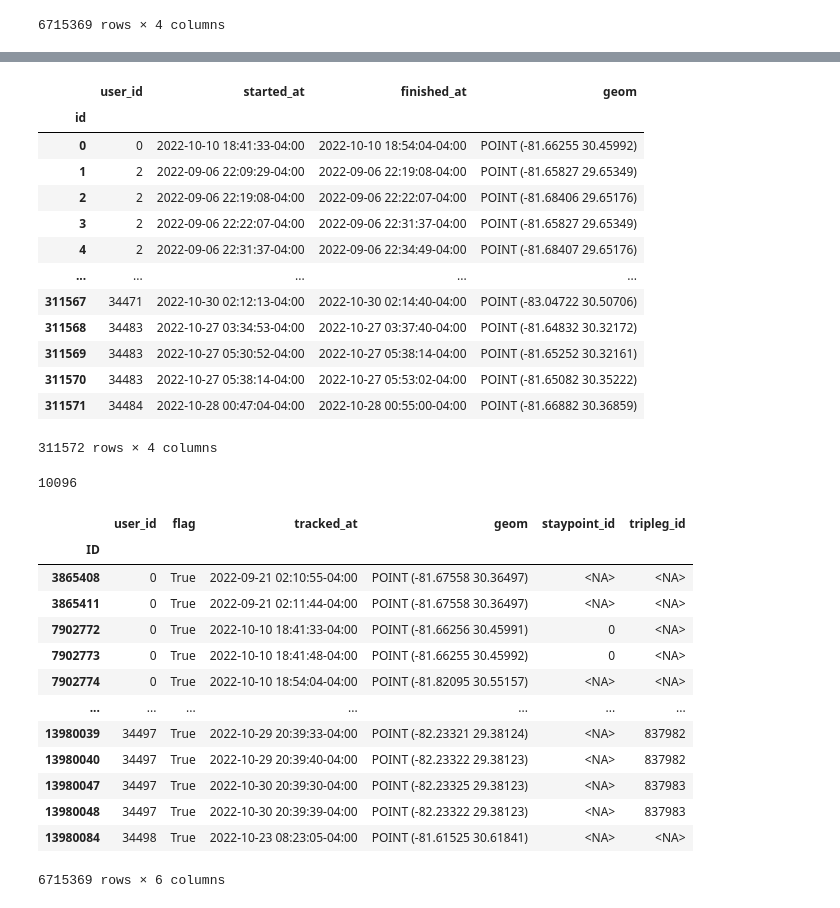
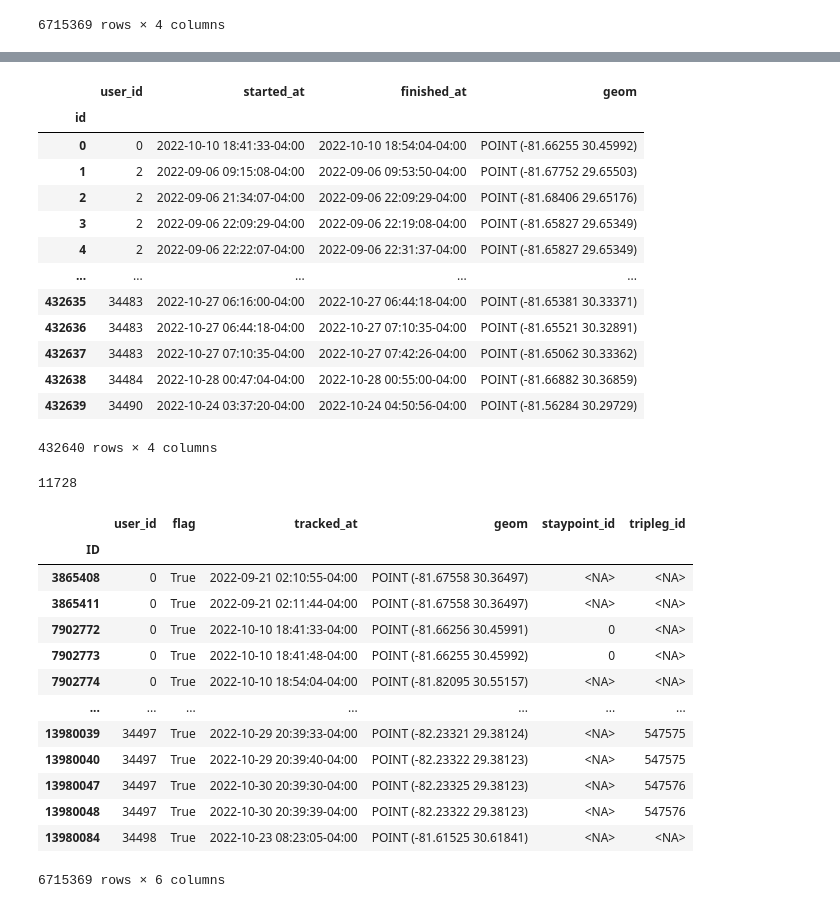
Before and after one commit to superoctober1213/GPS-Data-Travel-Survey, a Jupyter notebook: Stop_inference.ipynb, the cells around one changed output, grey strips where cells are left out. Cells and saved outputs as stored; diff of their text form; code cells hidden in the pictures.

```diff
--- a/Stop_inference.ipynb
+++ b/Stop_inference.ipynb
@@ -5,11 +5,7 @@ import geopandas
 import trackintel as ti
 
 # read pfs from csv file
-pfs = ti.io.file.read_positionfixes_csv('data.csv',
-                                        columns={'user_id':'user_id', 'latitude':'latitude', 'longitude':'longitude', 'time':'tracked_at'},
-                                        tz= 'America/New_York',
-                                        crs ='EPSG:4326',
-                                        index_col = 'ID')
+pfs = ti.io.file.read_positionfixes_csv('pfsData.csv', index_col = 'ID')
 pfs
 # %% [output]
 |  | user_id | flag | tracked_at | geom |
@@ -28,6 +24,6 @@ pfs
 6715369 rows × 4 columns
 # %%
 # generate staypoints
-pfs, sp = pfs.as_positionfixes.generate_staypoints(method='sliding', dist_threshold=100, time_threshold=2.0, gap_threshold = 15.0, print_progress = True, include_last = False, n_jobs=-1)
+pfs, sp = pfs.as_positionfixes.generate_staypoints(method="sliding", distance_metric='haversine', dist_threshold=50, time_threshold=5, gap_threshold=60, n_jobs=-1)
 pfs
 # %% [output]
@@ -68,38 +48,38 @@ sp
 |  | user_id | started_at | finished_at | geom |
 | id |  |  |  |  |
 | 0 | 0 | 2022-10-10 18:41:33-04:00 | 2022-10-10 18:54:04-04:00 | POINT (-81.66255 30.45992) |
-| 1 | 2 | 2022-09-06 22:09:29-04:00 | 2022-09-06 22:19:08-04:00 | POINT (-81.65827 29.65349) |
-| 2 | 2 | 2022-09-06 22:19:08-04:00 | 2022-09-06 22:22:07-04:00 | POINT (-81.68406 29.65176) |
-| 3 | 2 | 2022-09-06 22:22:07-04:00 | 2022-09-06 22:31:37-04:00 | POINT (-81.65827 29.65349) |
-| 4 | 2 | 2022-09-06 22:31:37-04:00 | 2022-09-06 22:34:49-04:00 | POINT (-81.68407 29.65176) |
+| 1 | 2 | 2022-09-06 09:15:08-04:00 | 2022-09-06 09:53:50-04:00 | POINT (-81.67752 29.65503) |
+| 2 | 2 | 2022-09-06 21:34:07-04:00 | 2022-09-06 22:09:29-04:00 | POINT (-81.68406 29.65176) |
+| 3 | 2 | 2022-09-06 22:09:29-04:00 | 2022-09-06 22:19:08-04:00 | POINT (-81.65827 29.65349) |
+| 4 | 2 | 2022-09-06 22:22:07-04:00 | 2022-09-06 22:31:37-04:00 | POINT (-81.65827 29.65349) |
 | ... | ... | ... | ... | ... |
-| 311567 | 34471 | 2022-10-30 02:12:13-04:00 | 2022-10-30 02:14:40-04:00 | POINT (-83.04722 30.50706) |
-| 311568 | 34483 | 2022-10-27 03:34:53-04:00 | 2022-10-27 03:37:40-04:00 | POINT (-81.64832 30.32172) |
-| 311569 | 34483 | 2022-10-27 05:30:52-04:00 | 2022-10-27 05:38:14-04:00 | POINT (-81.65252 30.32161) |
-| 311570 | 34483 | 2022-10-27 05:38:14-04:00 | 2022-10-27 05:53:02-04:00 | POINT (-81.65082 30.35222) |
-| 311571 | 34484 | 2022-10-28 00:47:04-04:00 | 2022-10-28 00:55:00-04:00 | POINT (-81.66882 30.36859) |
+| 432635 | 34483 | 2022-10-27 06:16:00-04:00 | 2022-10-27 06:44:18-04:00 | POINT (-81.65381 30.33371) |
+| 432636 | 34483 | 2022-10-27 06:44:18-04:00 | 2022-10-27 07:10:35-04:00 | POINT (-81.65521 30.32891) |
+| 432637 | 34483 | 2022-10-27 07:10:35-04:00 | 2022-10-27 07:42:26-04:00 | POINT (-81.65062 30.33362) |
+| 432638 | 34484 | 2022-10-28 00:47:04-04:00 | 2022-10-28 00:55:00-04:00 | POINT (-81.66882 30.36859) |
+| 432639 | 34490 | 2022-10-24 03:37:20-04:00 | 2022-10-24 04:50:56-04:00 | POINT (-81.56284 30.29729) |
-311572 rows × 4 columns
+432640 rows × 4 columns
 # %%
 print(len(sp['user_id'].unique()))
 # %% [output]
-10096
+11728
 # %%
 # generate triplegs
-pfs, tpls = pfs.as_positionfixes.generate_triplegs(sp, method='between_staypoints', gap_threshold = 15.0)
+pfs, tpls = pfs.as_positionfixes.generate_triplegs(sp, method='between_staypoints', gap_threshold = 60)
 pfs
 # %% [output]
 |  | user_id | flag | tracked_at | geom | staypoint_id | tripleg_id |
 | ID |  |  |  |  |  |  |
 | 3865408 | 0 | True | 2022-09-21 02:10:55-04:00 | POINT (-81.67558 30.36497) | <NA> | <NA> |
 | 3865411 | 0 | True | 2022-09-21 02:11:44-04:00 | POINT (-81.67558 30.36497) | <NA> | <NA> |
 | 7902772 | 0 | True | 2022-10-10 18:41:33-04:00 | POINT (-81.66256 30.45991) | 0 | <NA> |
 | 7902773 | 0 | True | 2022-10-10 18:41:48-04:00 | POINT (-81.66255 30.45992) | 0 | <NA> |
 | 7902774 | 0 | True | 2022-10-10 18:54:04-04:00 | POINT (-81.82095 30.55157) | <NA> | <NA> |
 | ... | ... | ... | ... | ... | ... | ... |
-| 13980039 | 34497 | True | 2022-10-29 20:39:33-04:00 | POINT (-82.23321 29.38124) | <NA> | 837982 |
-| 13980040 | 34497 | True | 2022-10-29 20:39:40-04:00 | POINT (-82.23322 29.38123) | <NA> | 837982 |
-| 13980047 | 34497 | True | 2022-10-30 20:39:30-04:00 | POINT (-82.23325 29.38123) | <NA> | 837983 |
-| 13980048 | 34497 | True | 2022-10-30 20:39:39-04:00 | POINT (-82.23322 29.38123) | <NA> | 837983 |
+| 13980039 | 34497 | True | 2022-10-29 20:39:33-04:00 | POINT (-82.23321 29.38124) | <NA> | 547575 |
+| 13980040 | 34497 | True | 2022-10-29 20:39:40-04:00 | POINT (-82.23322 29.38123) | <NA> | 547575 |
+| 13980047 | 34497 | True | 2022-10-30 20:39:30-04:00 | POINT (-82.23325 29.38123) | <NA> | 547576 |
+| 13980048 | 34497 | True | 2022-10-30 20:39:39-04:00 | POINT (-82.23322 29.38123) | <NA> | 547576 |
 | 13980084 | 34498 | True | 2022-10-23 08:23:05-04:00 | POINT (-81.61525 30.61841) | <NA> | <NA> |
 6715369 rows × 6 columns
 # %%
```
Also changed, not shown: parts of 3 cells of this notebook, 3 other files.
